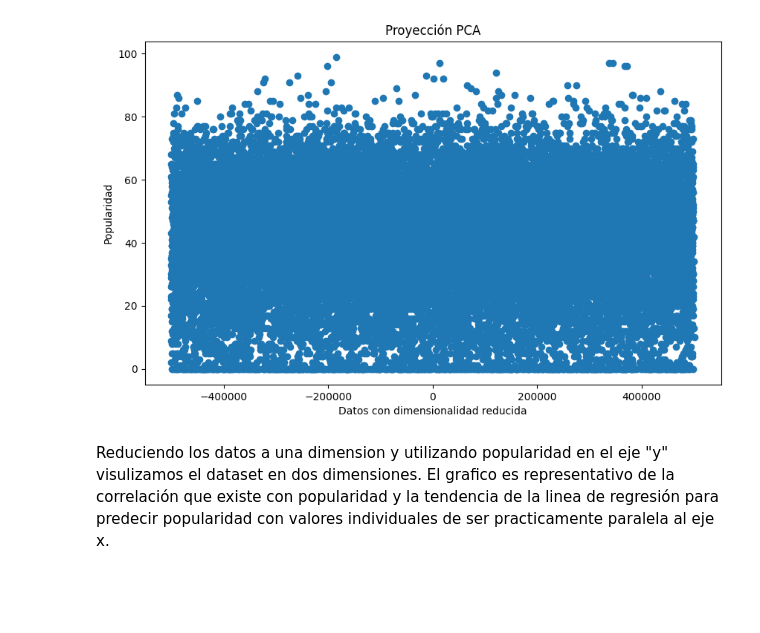
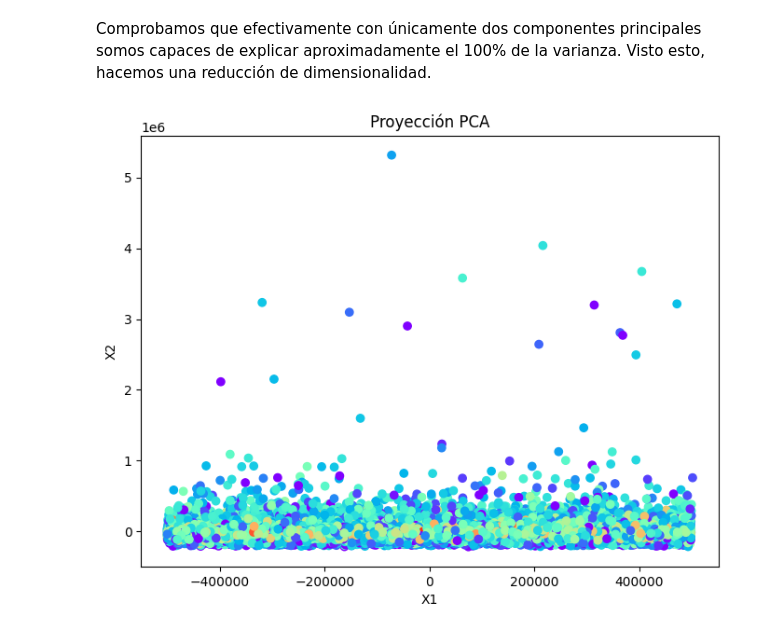
Before and after one commit to MarioGRBlanco/MCP, a Jupyter notebook: Apartado2_MCP.ipynb, the cells around one changed output. Cells and saved outputs as stored; diff of their text form; code cells hidden in the pictures; blank space fills up the shorter version.

```diff
--- a/Apartado2_MCP.ipynb
+++ b/Apartado2_MCP.ipynb
@@ -21,0 +9,13 @@ Dadas las multiples variables del dataset es necesario reducir la dimensionalida
+# %%
+import pandas as pd
+
+# Ocultar warnings que no son relevantes para la presentación
+import warnings
+warnings.filterwarnings('ignore')
+warnings.simplefilter('ignore')
+
+URL_TRAIN = "https://raw.githubusercontent.com/MarioGRBlanco/MCP/main/train_ap1_mcp_23_24_train.csv"
+
+X = pd.read_csv(URL_TRAIN, sep=",") # Dataset de entrenamiento
+
+display(X)
@@ -21,0 +40,4 @@ Dadas las multiples variables del dataset es necesario reducir la dimensionalida
+# %%
+X_clean = X.copy()
+
+del X_clean["song_name"]
@@ -22,15 +68,13 @@ Dadas las multiples variables del dataset es necesario reducir la dimensionalida
+# %% [markdown]
+Comprobamos que efectivamente con únicamente dos componentes principales somos capaces de explicar aproximadamente el 100% de la varianza. Visto esto, hacemos una reducción de dimensionalidad.
 # %%
-from sklearn.decomposition import PCA
+X_low = PCA(n_components=2).fit_transform(X_clean)
 
-X_low = PCA(n_components=1).fit_transform(X)
-
-plt.figure(figsize=(10,6))
-plt.xlabel('Datos con dimensionalidad reducida')
-plt.ylabel('Popularidad')
+plt.figure(figsize=(8,6))
+plt.xlabel('X1')
+plt.ylabel('X2')
 plt.title('Proyección PCA')
-plt.scatter(X_low, y)
+plt.scatter(X_low[:,0], X_low[:,1], c = X_clean["popularity"],  cmap='rainbow')
 plt.show()
 # %% [output]
-[figure, old version]
+[figure, new version]
-# %% [markdown]
-Reduciendo los datos a una dimension y utilizando popularidad en el eje "y" visulizamos el dataset en dos dimensiones. El grafico es representativo de la correlación que existe con popularidad y la tendencia de la linea de regresión para predecir popularidad con valores individuales de ser practicamente paralela al eje x.
```
Also changed, not shown: parts of 17 cells of this notebook.
